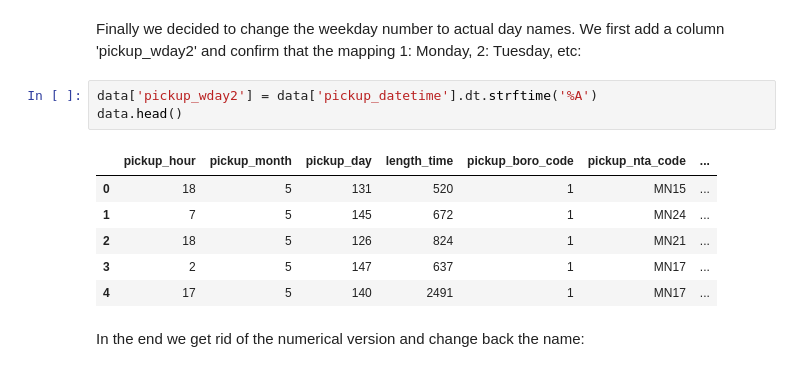
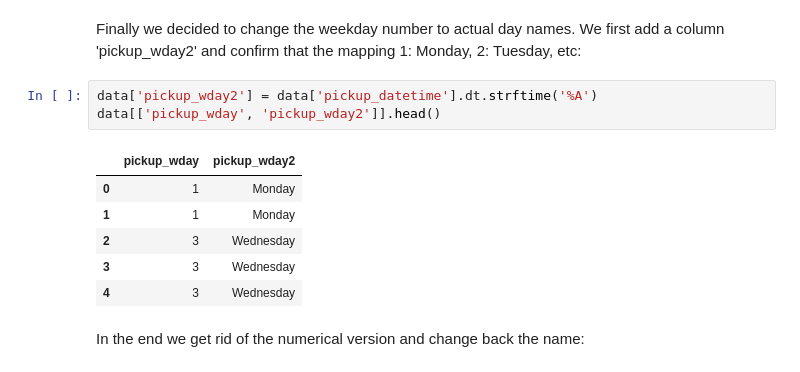
Before and after one commit to MichalKrzyzanski2002/Foundations-Data-Science-Project, a Jupyter notebook: Cleaning.ipynb, the cells around one changed output. Drawn from its saved outputs; the diff is of its cells as text.

```diff
--- a/Cleaning.ipynb
+++ b/Cleaning.ipynb
@@ -818,14 +816,14 @@ data.rename(columns={'weekday': 'pickup_wday'}, inplace=True)
 Finally we decided to change the weekday number to actual day names. We first add a column 'pickup_wday2' and confirm that the mapping 1: Monday, 2: Tuesday, etc:
 # %%
 data['pickup_wday2'] = data['pickup_datetime'].dt.strftime('%A')
-data.head()
+data[['pickup_wday', 'pickup_wday2']].head()
 # %% [output]
-|  | pickup_hour | pickup_month | pickup_day | length_time | pickup_boro_code | pickup_nta_code | ... |
-| 0 | 18 | 5 | 131 | 520 | 1 | MN15 | ... |
-| 1 | 7 | 5 | 145 | 672 | 1 | MN24 | ... |
-| 2 | 18 | 5 | 126 | 824 | 1 | MN21 | ... |
-| 3 | 2 | 5 | 147 | 637 | 1 | MN17 | ... |
-| 4 | 17 | 5 | 140 | 2491 | 1 | MN17 | ... |
+|  | pickup_wday | pickup_wday2 |
+| 0 | 1 | Monday |
+| 1 | 1 | Monday |
+| 2 | 3 | Wednesday |
+| 3 | 3 | Wednesday |
+| 4 | 3 | Wednesday |
 # %% [markdown]
 In the end we get rid of the numerical version and change back the name:
 # %%
```
Also changed, not shown: parts of 35 cells of this notebook.
